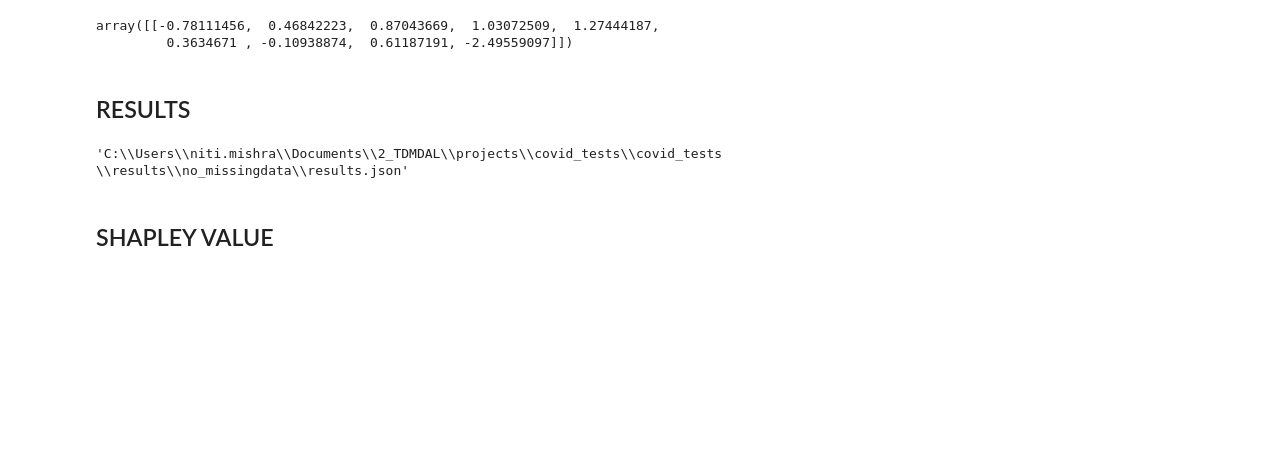
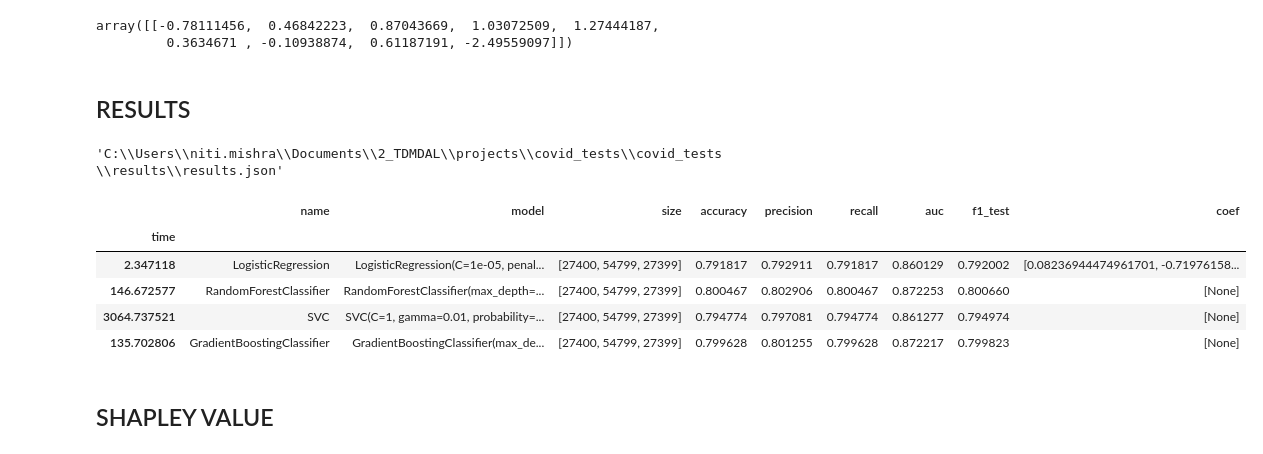
Before and after one commit to nitimkc/covid_tests, a Jupyter notebook: jupyter/covid_symptoms_casestudy-olddata.ipynb, the cells around one changed output. Cells and saved outputs as stored; diff of their text form; code cells hidden in the pictures; blank space fills up the shorter version.

Commit message:
gradient boosting added

```diff
--- a/jupyter/covid_symptoms_casestudy-olddata.ipynb
+++ b/jupyter/covid_symptoms_casestudy-olddata.ipynb
@@ -163,14 +137,23 @@ array([[-0.78111456,  0.46842223,  0.87043669,  1.03072509,  1.27444187,
 # %% [markdown]
 ## RESULTS ##
 # %%
-RESULTS = Path.joinpath(PATH, 'results', 'no_missingdata',)
+RESULTS = Path.joinpath(PATH, 'results') #, 'no_missingdata',)
 str(RESULTS)+'\\results.json'
 # %% [output]
-'C:\\Users\\niti.mishra\\Documents\\2_TDMDAL\\projects\\covid_tests\\covid_tests\\results\\no_missingdata\\results.json'
+'C:\\Users\\niti.mishra\\Documents\\2_TDMDAL\\projects\\covid_tests\\covid_tests\\results\\results.json'
 # %%
 res = pd.read_json(str(RESULTS)+'\\results.json', orient='records', lines=True)
 # %%
 res.set_index('time', inplace=True)
+# %%
+res
+# %% [output]
+|  | name | model | size | accuracy | precision | recall | auc | f1_test | coef |
+| time |  |  |  |  |  |  |  |  |  |
+| 2.347118 | LogisticRegression | LogisticRegression(C=1e-05, penal... | [27400, 54799, 27399] | 0.791817 | 0.792911 | 0.791817 | 0.860129 | 0.792002 | [0.08236944474961701, -0.71976158... |
+| 146.672577 | RandomForestClassifier | RandomForestClassifier(max_depth=... | [27400, 54799, 27399] | 0.800467 | 0.802906 | 0.800467 | 0.872253 | 0.800660 | [None] |
+| 3064.737521 | SVC | SVC(C=1, gamma=0.01, probability=... | [27400, 54799, 27399] | 0.794774 | 0.797081 | 0.794774 | 0.861277 | 0.794974 | [None] |
+| 135.702806 | GradientBoostingClassifier | GradientBoostingClassifier(max_de... | [27400, 54799, 27399] | 0.799628 | 0.801255 | 0.799628 | 0.872217 | 0.799823 | [None] |
 # %%
 res.to_clipboard()
 # %% [markdown]
```
Also changed, not shown: parts of 6 cells of this notebook, 10 other files.
